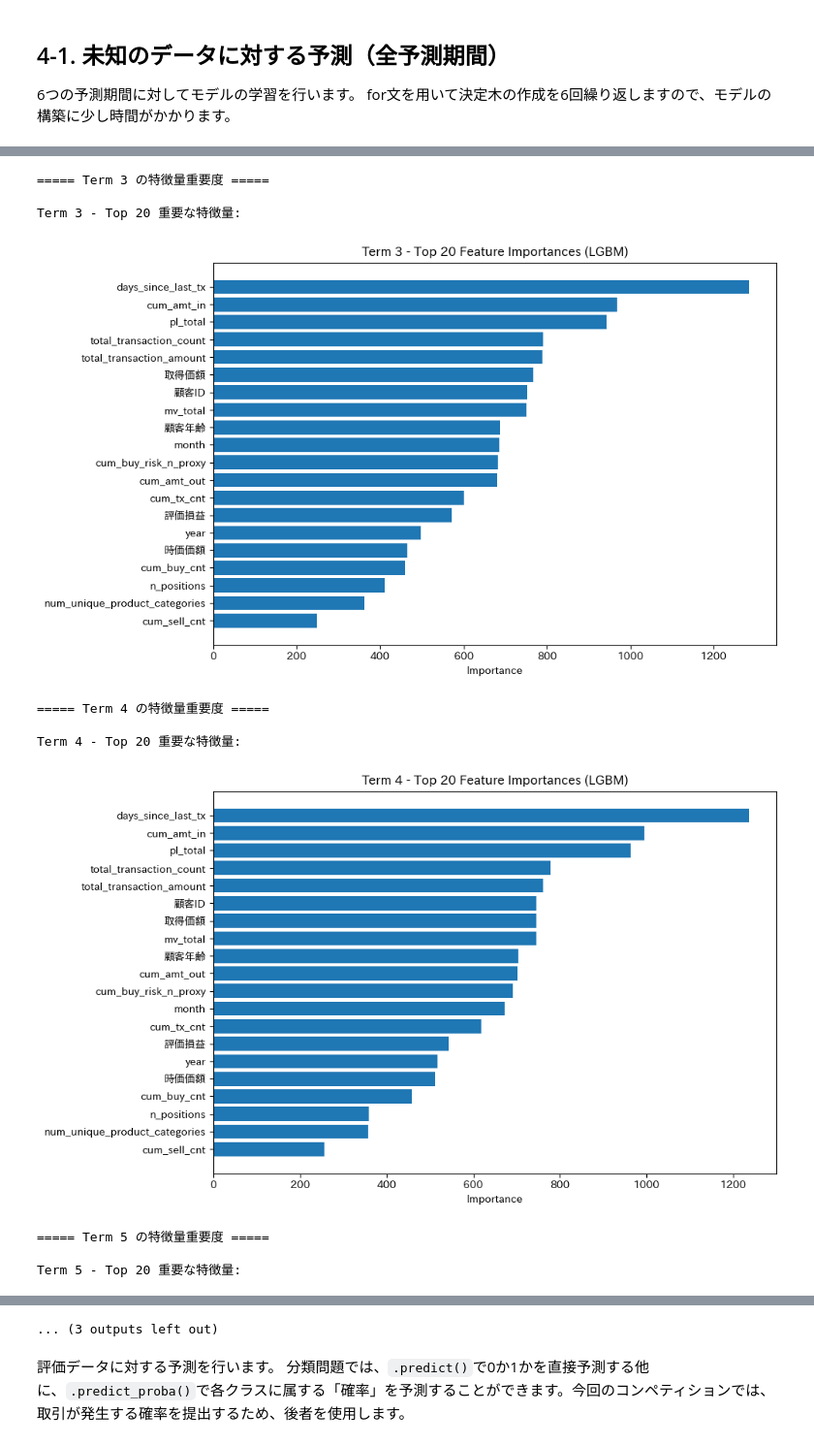
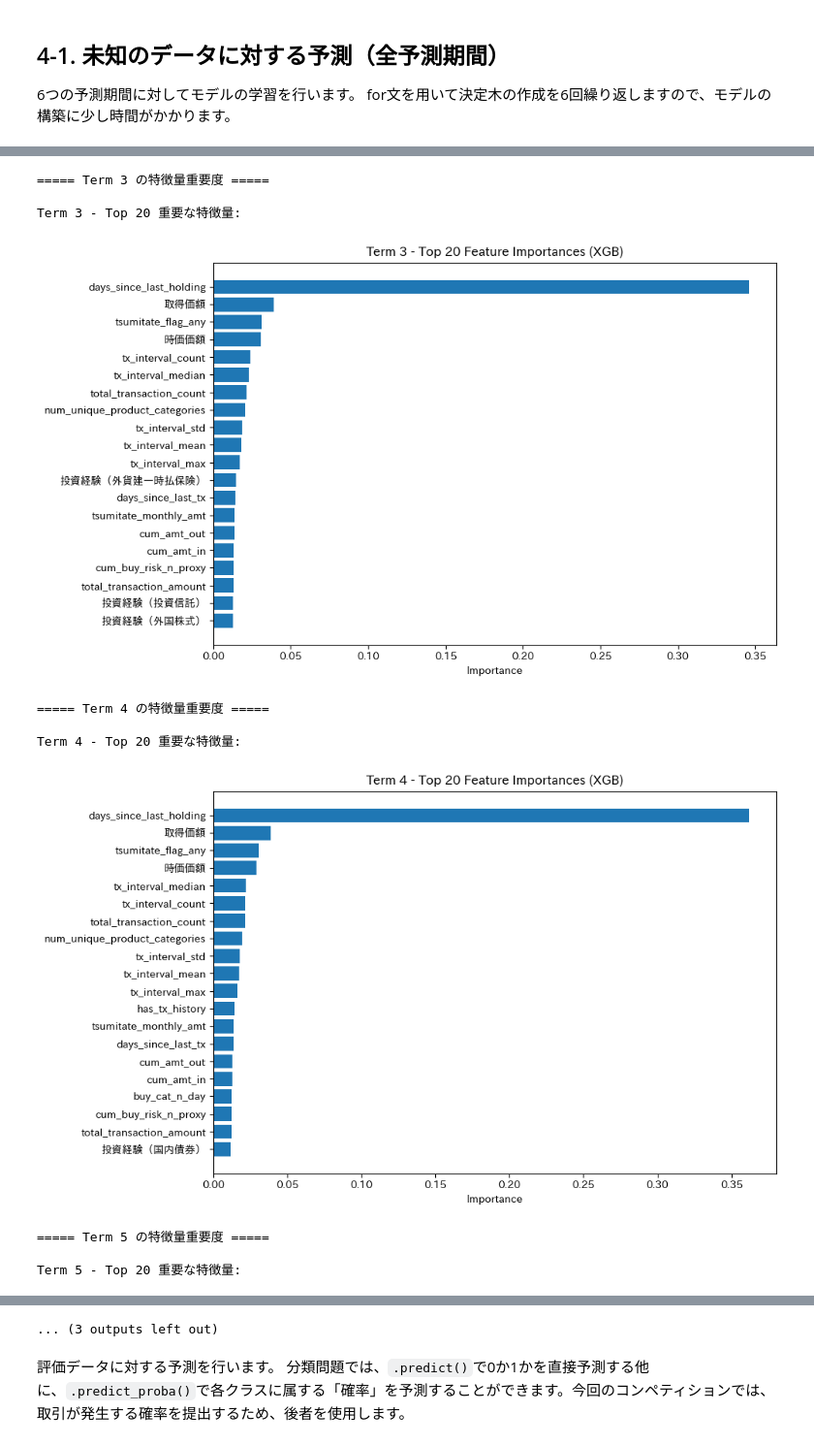
Before and after one commit to hassaku12/manabiDX2025, a Jupyter notebook: CM_Stitch_custom.ipynb, the cells around one changed output, grey strips where cells are left out. Shown at 97% size. Cells and saved outputs as stored; diff of their text form; code cells hidden in the pictures.

```diff
--- a/CM_Stitch_custom.ipynb
+++ b/CM_Stitch_custom.ipynb
@@ -1771,3 +1887,10 @@ for i in range(1, 7):
 X_train_dfs = {}
 for i in range(1, 7):
     X_train_dfs[f'X_train_{i}'] = train_df[train_df[f'train_term_{i}'] == 1][feature_columns]
+
+# 特徴量リストの更新後に、テストデータも再作成します
+X_test_dfs = {}
+for i in range(1, 7):
+    X_test_dfs[f'X_test_{i}'] = test_df[test_df[f'test_term_{i}'] == 1][feature_columns]
+
+print("特徴量リストを更新し、学習用・テスト用データを再作成しました。")
@@ -1813,6 +1938,10 @@ for i in range(1, 7):
     # この期間で使用する特徴量名を記録（後で重要度分析などに使用）
     feature_names_by_term[i] = X_train.columns.tolist()
 
+    # ===== 使用モデルを選択 =====
+    # 'lr'（ロジスティック回帰）, 'rf'（ランダムフォレスト）, 'lgbm'（LightGBM）, 'laml'（LightAutoML）, 'xgb'（XGBoost）
+    MODEL_KIND = 'xgb' # ここでモデルの種類を選択
+
     # ===== 決定木 =====
     if MODEL_KIND == 'dt':
         # 決定木分類器を初期化（過学習防止のため最小葉サンプル数10）
@@ -1823,6 +1952,7 @@ for i in range(1, 7):
     # ===== ロジスティック回帰 =====
     elif MODEL_KIND == 'lr':
         # ロジスティック回帰を初期化（最大反復回数1000、L-BFGS法使用）
+        # ConvergenceWarningが出る場合はmax_iterを増やすか、データをスケーリング
         model = LogisticRegression(max_iter=1000, solver='lbfgs', random_state=0)
         # モデルを学習
         model.fit(X_train, y_train)
@@ -1850,6 +1980,24 @@ for i in range(1, 7):
         # モデルを学習
         model.fit(X_train, y_train)
 
+    # ===== XGBoost =====
+    elif MODEL_KIND == 'xgb':
+        # XGBoost分類器を初期化
+        from xgboost import XGBClassifier
+        model = XGBClassifier(
+            n_estimators=700,           # ブースティング回数を700に変更
+            learning_rate=0.03,         # 学習率を0.03に変更
+            subsample=0.8,              # 行サンプリング率
+            colsample_bytree=0.8,       # 列サンプリング率
+            max_depth=6,                # 木の最大深度
+            eval_metric='logloss',      # 評価指標 (二値分類用)
+            random_state=0,             # 再現性確保
+            n_jobs=-1                   # 全CPUコア使用
+        )
+        # モデルを学習
+        model.fit(X_train, y_train)
+
+
     # ===== AutoML (LAML) =====
     elif MODEL_KIND == 'laml':
         # AutoMLの実行時間上限を設定（60秒 = 1分）
@@ -1870,8 +2018,10 @@ for i in range(1, 7):
 
     # ===== 未定義のモデル種別の場合 =====
     else:
-        raise ValueError("MODEL_KIND は 'lr' | 'rf' | 'lgbm' | 'laml' から選択してください。")
+        raise ValueError("MODEL_KIND は 'dt' | 'lr' | 'rf' | 'lgbm' | 'laml' | 'xgb' から選択してください。")
 
     # 学習済みモデルを辞書に保存（期間ごとに管理）
     models[f'model_{i}'] = model
+
+print("全ての期間でモデル学習が完了しました。")
 # %% [output]
@@ -1910,8 +2044,8 @@ for i in range(1, 7):
         feature_names = importances['Feature'].values
         importances = importances['Importance'].values
 
-    elif MODEL_KIND in ['rf', 'lgbm']:
-        # Random ForestやLightGBMの場合
+    elif MODEL_KIND in ['rf', 'lgbm', 'xgb']: # ここに'xgb'を追加
+        # Random ForestやLightGBM, XGBoostの場合
         importances = model.feature_importances_
 
     elif MODEL_KIND == 'lr':
@@ -2039,11 +2173,11 @@ Term 2 - Top 20 重要な特徴量:
 ===== Term 3 の特徴量重要度 =====
 
 Term 3 - Top 20 重要な特徴量:
-[figure, old version]
+[figure, new version]
 ===== Term 4 の特徴量重要度 =====
 
 Term 4 - Top 20 重要な特徴量:
-[figure, old version]
+[figure, new version]
 ===== Term 5 の特徴量重要度 =====
 
 Term 5 - Top 20 重要な特徴量:
```
Also changed, not shown: parts of 10 cells of this notebook.
